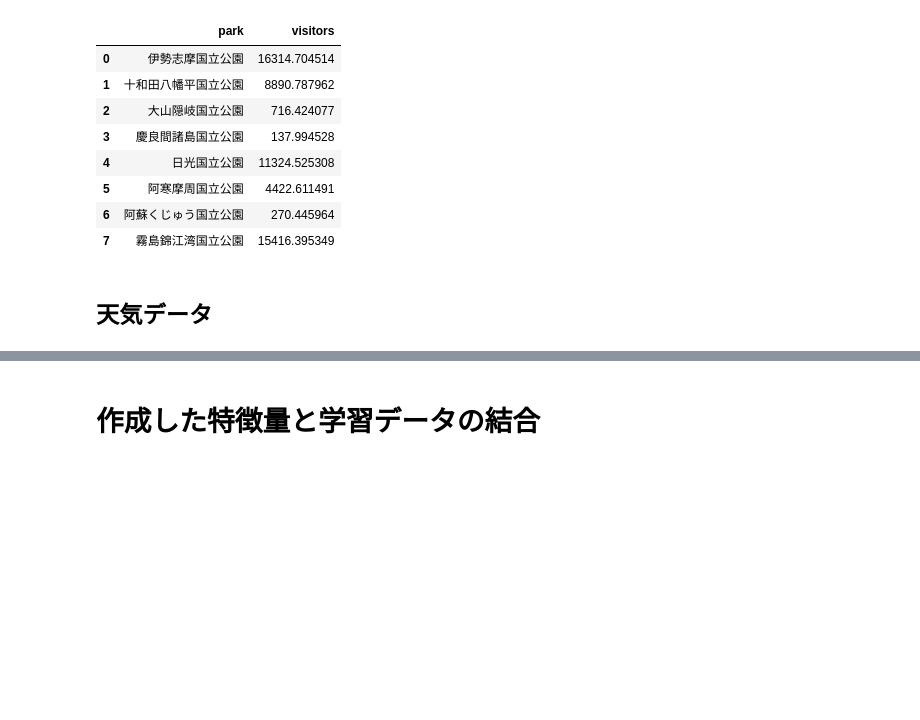
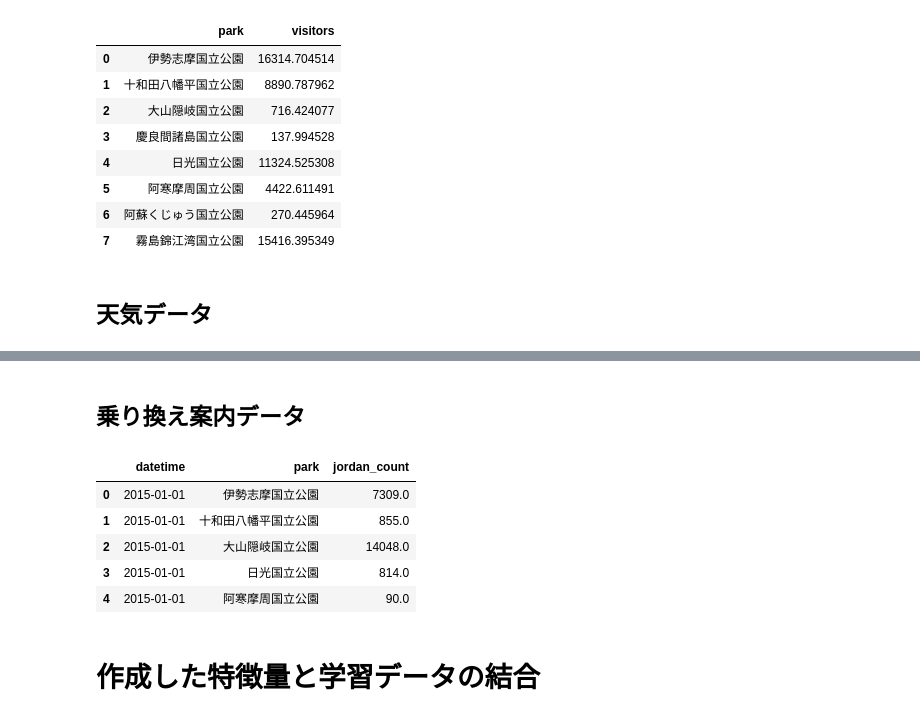
Before and after one commit to TaigoKuriyama/national_park_prediction, a Jupyter notebook: notebook/preprocess.ipynb, the cells around one changed output, grey strips where cells are left out. Saved outputs shown, nothing was run; the diff lists cells and outputs as text; code cells hidden in the pictures; blank space fills up the shorter version.

```diff
--- a/notebook/preprocess.ipynb
+++ b/notebook/preprocess.ipynb
@@ -282,2 +284,24 @@ df_weather.tail()
+# %% [markdown]
+## 乗り換え案内データ
+# %%
+#from google.colab import files
+#df_jorudan = pd.read_csv('/content/gdrive/My Drive/jorudan.tsv',sep='\t')
+#df_jorudan = df_jorudan.groupby(['access_date','park'],as_index=False).count()
+#df_jorudan = df_jorudan[['access_date','park','access_time']]
+#df_jorudan['access_date'] = pd.to_datetime(df_jorudan['access_date'])
+#df_jorudan = df_jorudan.rename(columns={'access_date': 'datetime','access_time': 'jordan_count'})
+#df_jorudan.to_csv('processed_jorudan.tsv',sep='\t',)
+#files.download('processed_jorudan.tsv')
+df_jorudan = pd.read_table('/content/gdrive/My Drive/processed_jorudan.tsv',index_col=0)
+df_jorudan['datetime'] = pd.to_datetime(df_jorudan['datetime'])
+df_jorudan['jordan_count'] = df_jorudan['jordan_count'].shift(-1)
+df_jorudan.head()
+# %% [output]
+|  | datetime | park | jordan_count |
+| 0 | 2015-01-01 | 伊勢志摩国立公園 | 7309.0 |
+| 1 | 2015-01-01 | 十和田八幡平国立公園 | 855.0 |
+| 2 | 2015-01-01 | 大山隠岐国立公園 | 14048.0 |
+| 3 | 2015-01-01 | 日光国立公園 | 814.0 |
+| 4 | 2015-01-01 | 阿寒摩周国立公園 | 90.0 |
 # %% [markdown]
 # 作成した特徴量と学習データの結合
```
Also changed, not shown: parts of 28 cells of this notebook.
